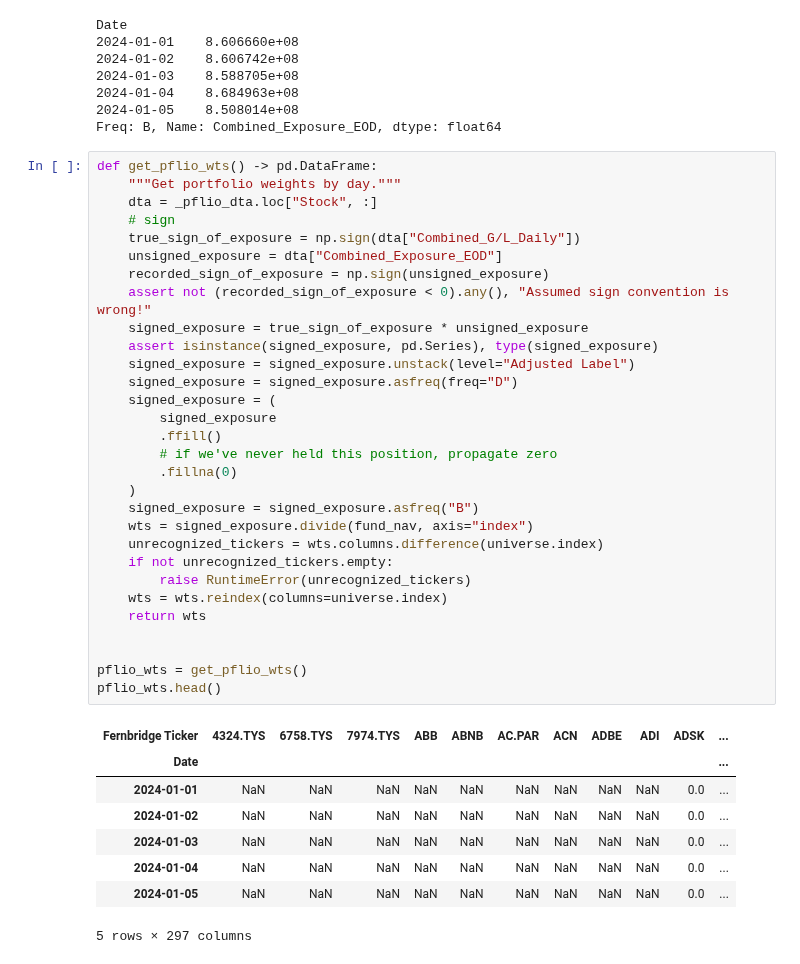
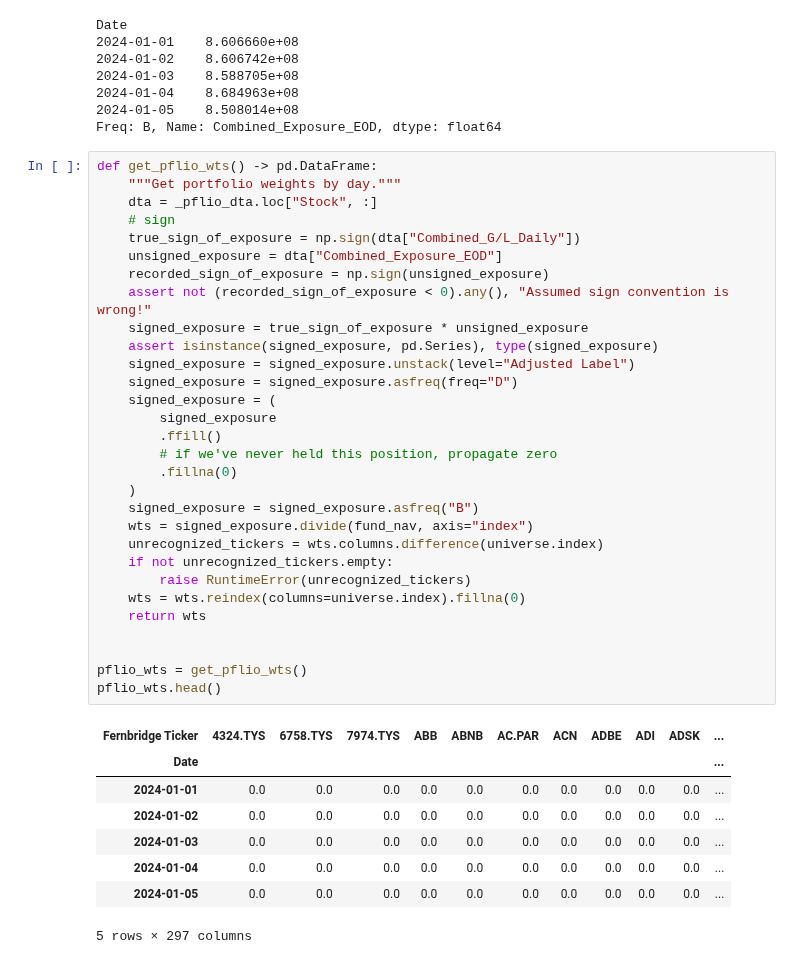
Before and after one commit to sparshsah/foggy-demo, a Jupyter notebook: demo/playground/fcm-dev-trader-case.ipynb, the cells around one changed output. Saved outputs shown, nothing was run; the diff lists cells and outputs as text.

```diff
--- a/demo/playground/fcm-dev-trader-case.ipynb
+++ b/demo/playground/fcm-dev-trader-case.ipynb
@@ -184,37 +184,37 @@ def get_pflio_wts() -> pd.DataFrame:
     """Get portfolio weights by day."""
     dta = _pflio_dta.loc["Stock", :]
     # sign
     true_sign_of_exposure = np.sign(dta["Combined_G/L_Daily"])
     unsigned_exposure = dta["Combined_Exposure_EOD"]
     recorded_sign_of_exposure = np.sign(unsigned_exposure)
     assert not (recorded_sign_of_exposure < 0).any(), "Assumed sign convention is wrong!"
     signed_exposure = true_sign_of_exposure * unsigned_exposure
     assert isinstance(signed_exposure, pd.Series), type(signed_exposure)
     signed_exposure = signed_exposure.unstack(level="Adjusted Label")
     signed_exposure = signed_exposure.asfreq(freq="D")
     signed_exposure = (
         signed_exposure
         .ffill()
         # if we've never held this position, propagate zero
         .fillna(0)
     )
     signed_exposure = signed_exposure.asfreq("B")
     wts = signed_exposure.divide(fund_nav, axis="index")
     unrecognized_tickers = wts.columns.difference(universe.index)
     if not unrecognized_tickers.empty:
         raise RuntimeError(unrecognized_tickers)
-    wts = wts.reindex(columns=universe.index)
+    wts = wts.reindex(columns=universe.index).fillna(0)
     return wts
 
 
 pflio_wts = get_pflio_wts()
 pflio_wts.head()
 # %% [output]
 | Fernbridge Ticker | 4324.TYS | 6758.TYS | 7974.TYS | ABB | ABNB | AC.PAR | ACN | ADBE | ADI | ADSK | ... |
 | Date |  |  |  |  |  |  |  |  |  |  | ... |
-| 2024-01-01 | NaN | NaN | NaN | NaN | NaN | NaN | NaN | NaN | NaN | 0.0 | ... |
-| 2024-01-02 | NaN | NaN | NaN | NaN | NaN | NaN | NaN | NaN | NaN | 0.0 | ... |
-| 2024-01-03 | NaN | NaN | NaN | NaN | NaN | NaN | NaN | NaN | NaN | 0.0 | ... |
-| 2024-01-04 | NaN | NaN | NaN | NaN | NaN | NaN | NaN | NaN | NaN | 0.0 | ... |
-| 2024-01-05 | NaN | NaN | NaN | NaN | NaN | NaN | NaN | NaN | NaN | 0.0 | ... |
+| 2024-01-01 | 0.0 | 0.0 | 0.0 | 0.0 | 0.0 | 0.0 | 0.0 | 0.0 | 0.0 | 0.0 | ... |
+| 2024-01-02 | 0.0 | 0.0 | 0.0 | 0.0 | 0.0 | 0.0 | 0.0 | 0.0 | 0.0 | 0.0 | ... |
+| 2024-01-03 | 0.0 | 0.0 | 0.0 | 0.0 | 0.0 | 0.0 | 0.0 | 0.0 | 0.0 | 0.0 | ... |
+| 2024-01-04 | 0.0 | 0.0 | 0.0 | 0.0 | 0.0 | 0.0 | 0.0 | 0.0 | 0.0 | 0.0 | ... |
+| 2024-01-05 | 0.0 | 0.0 | 0.0 | 0.0 | 0.0 | 0.0 | 0.0 | 0.0 | 0.0 | 0.0 | ... |
 5 rows × 297 columns
```
